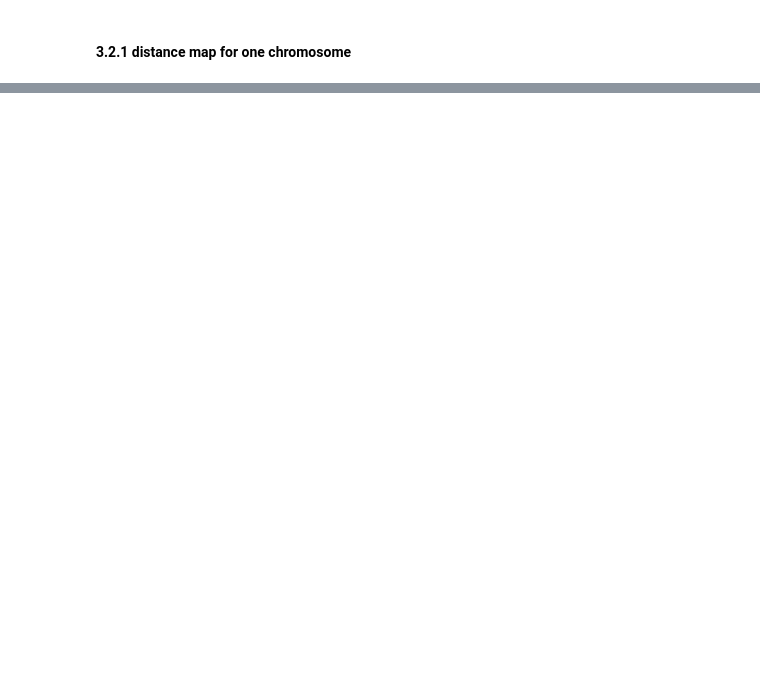
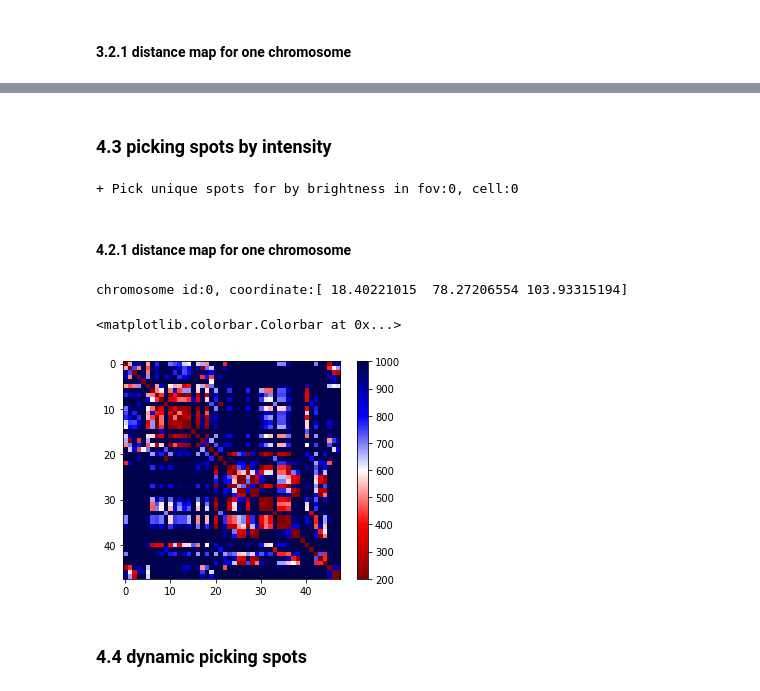
Before and after one commit to zhengpuas47/ImageAnalysis3, a Jupyter notebook: required_files/Workflow_Cell_Data.ipynb, the cells around one changed output, grey strips where cells are left out. Drawn from its saved outputs; the diff is of its cells as text; code cells hidden in the pictures; blank space fills up the shorter version.

```diff
--- a/required_files/Workflow_Cell_Data.ipynb
+++ b/required_files/Workflow_Cell_Data.ipynb
@@ -273,0 +271,31 @@ distmaps = a._generate_distance_map()
+# %% [markdown]
+### 4.3 picking spots by intensity
+# %%
+naive_picked_pts = a._naive_picking_spots('unique', _save=False)
+# %% [output]
++ Pick unique spots for by brightness in fov:0, cell:0
+# %% [markdown]
+#### 4.2.1 distance map for one chromosome
+# %%
+import matplotlib
+from scipy.spatial.distance import pdist,squareform
+
+chrom_id = 0;
+print(f"chromosome id:{chrom_id}, coordinate:{a.chrom_coords[chrom_id]}");
+# extract coordinates
+coords_in_pxl = np.stack([s[1:4] for s in naive_picked_pts[chrom_id]]) # extract only coordnates
+# convert to nm
+coords_in_nm = coords_in_pxl * a.distance_zxy
+# calculate distance map
+distmap = squareform(pdist(coords_in_nm))
+# %% [output]
+chromosome id:0, coordinate:[ 18.40221015  78.27206554 103.93315194]
+# %%
+plt.figure()
+plt.imshow(distmap, interpolation='nearest', cmap=matplotlib.cm.seismic_r, vmin=200, vmax=1000)
+plt.colorbar()
+# %% [output]
+<matplotlib.colorbar.Colorbar at 0x...>
+[figure, added]
+# %% [markdown]
+### 4.4 dynamic picking spots
```
Also changed, not shown: parts of 26 cells of this notebook, 4 other files.
